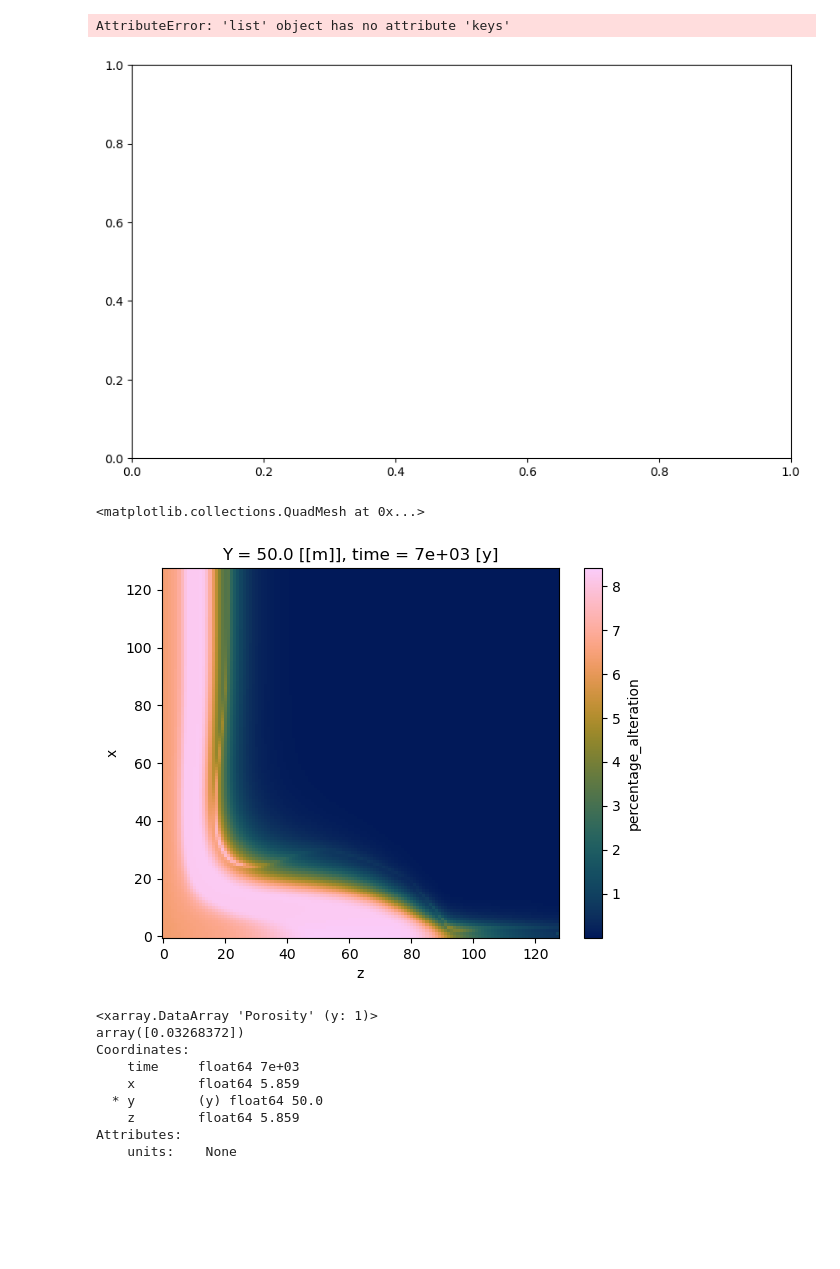
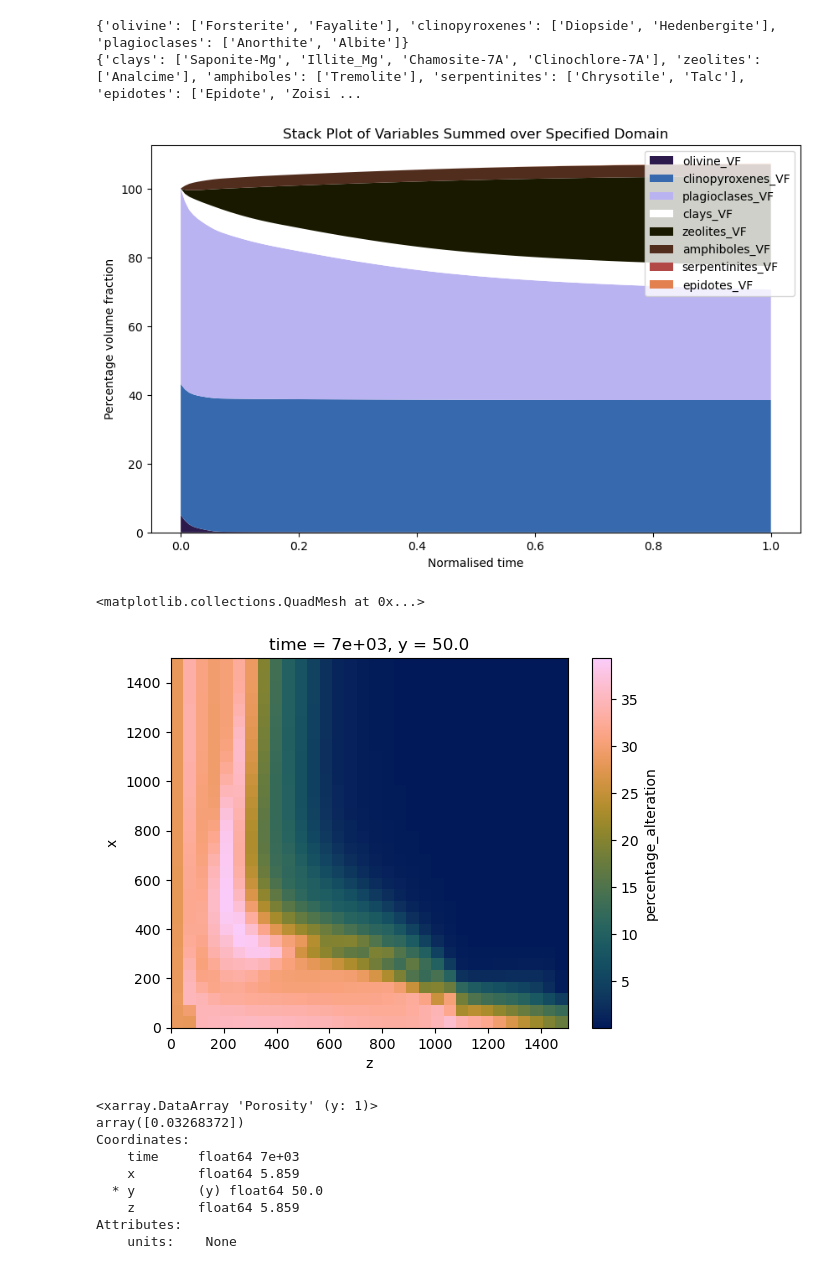
Before and after one commit to a-fotherby/hydrothermal_alteration, a Jupyter notebook: pflotran_figures/alteration_stack_plot.ipynb, the cells around one changed output. Saved outputs shown, nothing was run; the diff lists cells and outputs as text; code cells hidden in the pictures; blank space fills up the shorter version.

Commit message:
update figure scripts

```diff
--- a/pflotran_figures/alteration_stack_plot.ipynb
+++ b/pflotran_figures/alteration_stack_plot.ipynb
@@ -36,18 +39,20 @@ def sum_variables(xarray_obj, var_names, new_var_name):
     return xarray_obj
 # %%
 primary_minerals = ['Anorthite', 'Albite', 'Diopside', 'Hedenbergite', 'Forsterite', 'Fayalite']
-secondary_minerals = ['Tremolite', 'Actinolite', 'Chrysotile', 'Talc', 'Quartz', 'Saponite-Mg', 'Celadonite',
-                      'Epidote', 'Clinozoisite', 'Chamosite-7A', 'Clinochlore-7A', 'Natrolite',
+secondary_minerals = ['Tremolite', 'Chrysotile', 'Talc', 'Quartz', 'Saponite-Mg', 'Illite_Mg',
+                      'Epidote', 'Zoisite', 'Chamosite-7A', 'Clinochlore-7A', 'Analcime',
                       'Anhydrite', 'Calcite']
 
-clays = ['Saponite-Mg', 'Celadonite', 'Chamosite-7A', 'Clinochlore-7A']
-zeolites = ['Natrolite']
-amphiboles = ['Tremolite', 'Actinolite']
+clays = ['Saponite-Mg', 'Illite_Mg', 'Chamosite-7A', 'Clinochlore-7A']
+zeolites = ['Analcime']
+amphiboles = ['Tremolite']
 serpentinites = ['Chrysotile', 'Talc']
-epidotes = ['Epidote', 'Clinozoisite']
+epidotes = ['Epidote', 'Zoisite']
 olivine = ['Forsterite', 'Fayalite']
 clinopyroxenes = ['Diopside', 'Hedenbergite']
 plagioclases = ['Anorthite', 'Albite']
+sulfates = ['Anhydrite']
+carbonates = ['Calcite']
 
 secondary_mineral_groups = {
     'clays': clays,
@@ -55,6 +60,8 @@ secondary_mineral_groups = {
     'amphiboles': amphiboles,
     'serpentinites': serpentinites,
     'epidotes': epidotes,
+    'sulfates': sulfates,
+    'carbonates': carbonates:
 }
 
 primary_mineral_groups = {
@@ -97,7 +104,7 @@ custom_cycler = cycler(color=colors)
 def stack_plot(ax, ds, variable_groups, custom_cycler):
     variables = []
     for variable_group in variable_groups:
-        print(variable_group)§
+        print(variable_group)
         for minerals in variable_group.keys():
             variables.extend([minerals + "_VF"])
 
@@ -106,44 +113,45 @@ def stack_plot(ax, ds, variable_groups, custom_cycler):
 
     ax.set_prop_cycle(custom_cycler)
 
-    threshold = 6
+    threshold = 35
     condition = ds['percentage_alteration'].isel(time=-1) > threshold
 
     normalised = condition.sum(dim=['x', 'z', 'y']) * 0.9585
     # Calculate the sum of each variable over the specified condition
     sums = {}
     for var in variables:
         sums[var] = ds[var].where(condition).sum(dim=['x', 'z', 'y']) / normalised * 100 # Assuming 'x' and 'y' are spatial dimensions
 
     # Convert the sums into a stack plot
     # Assuming 'time' is the dimension you want to plot over
     stack_data = np.vstack([sums[var].values for var in variables])
     ax.stackplot(ds['time']/7000, stack_data, labels=variables)
 
     return ax
 
 
 ds = data
 # List of variables to include in the stack plot
 
 fig, ax = plt.subplots(figsize=(10, 6))
 
-append_stack_plot(ax, ds, [primary_mineral_groups, secondary_mineral_groups], custom_cycler)
+stack_plot(ax, ds, [primary_mineral_groups, secondary_mineral_groups], custom_cycler)
 
 # Create the stack plot
 ax.set_xlabel('Normalised time')
 ax.set_ylabel('Percentage volume fraction')
 ax.legend()
 plt.title('Stack Plot of Variables Summed over Specified Domain')
 plt.show()
 # %% [output]
-AttributeError: 'list' object has no attribute 'keys'
+{'olivine': ['Forsterite', 'Fayalite'], 'clinopyroxenes': ['Diopside', 'Hedenbergite'], 'plagioclases': ['Anorthite', 'Albite']}
+{'clays': ['Saponite-Mg', 'Illite_Mg', 'Chamosite-7A', 'Clinochlore-7A'], 'zeolites': ['Analcime'], 'amphiboles': ['Tremolite'], 'serpentinites': ['Chrysotile', 'Talc'], 'epidotes': ['Epidote', 'Zoisi ...
-[figure, old version]
+[figure, new version]
 # %%
 ds['percentage_alteration'].isel(time=-1).plot(cmap=cmc.batlow)
 # %% [output]
 <matplotlib.collections.QuadMesh at 0x...>
-[figure, old version]
+[figure, new version]
 # %%
 data['Porosity'].sel(time=7000).isel(x=0, z=0)
 # %% [output]
```
Also changed, not shown: parts of 2 cells of this notebook, 2 other files.
